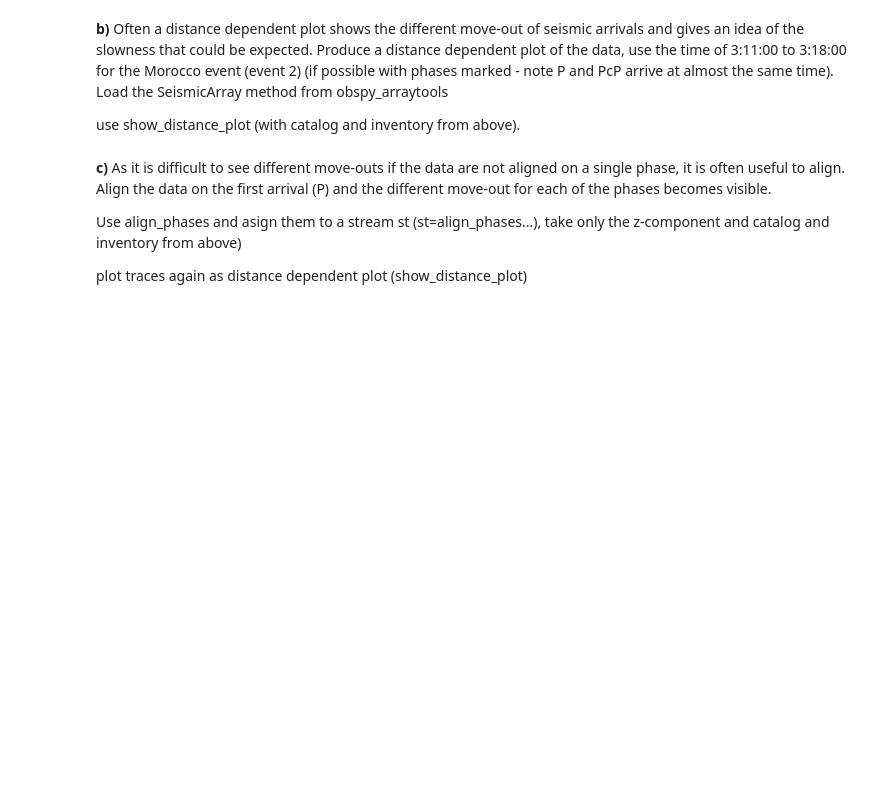
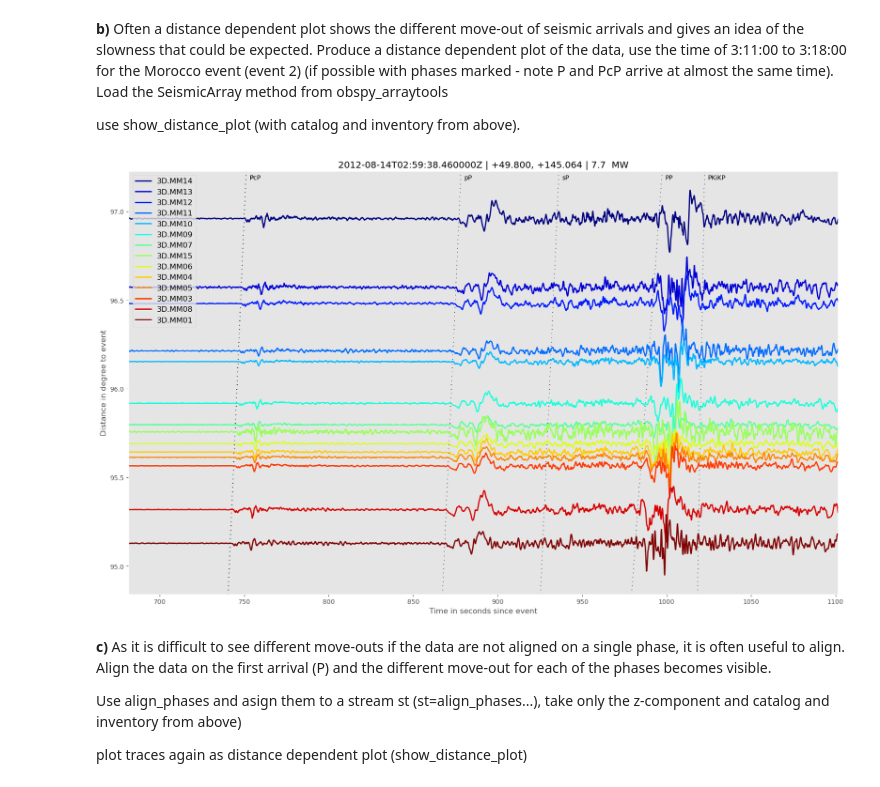
Before and after one commit to jwassermann/obspy_arraytools, a Jupyter notebook: tutorial/MESS2014/MESS2014-ArraySeismology_arraytools_branch.ipynb, the cells around one changed output. Drawn from its saved outputs; the diff is of its cells as text; code cells hidden in the pictures; blank space fills up the shorter version.

```diff
--- a/tutorial/MESS2014/MESS2014-ArraySeismology_arraytools_branch.ipynb
+++ b/tutorial/MESS2014/MESS2014-ArraySeismology_arraytools_branch.ipynb
@@ -92,3 +96,11 @@ z = SeismicArray('',inv)
+# %%
+from obspy_arraytools import SeismicArray
+z = SeismicArray('',inv)
+t1 = UTCDateTime("2012-08-14T03:11")
+t2 = UTCDateTime("2012-08-14T03:18")
+z.show_distance_plot(vert,cat[0],t1,t2)
+# %% [output]
+[figure, added]
 # %% [markdown]
 **c)** As it is difficult to see different move-outs if the data are not aligned on a single phase, it is often useful to align. Align the data on the first arrival (P) and the different  move-out for each of the phases becomes visible.
 
```
Also changed, not shown: parts of 4 cells of this notebook, 1 other file.
